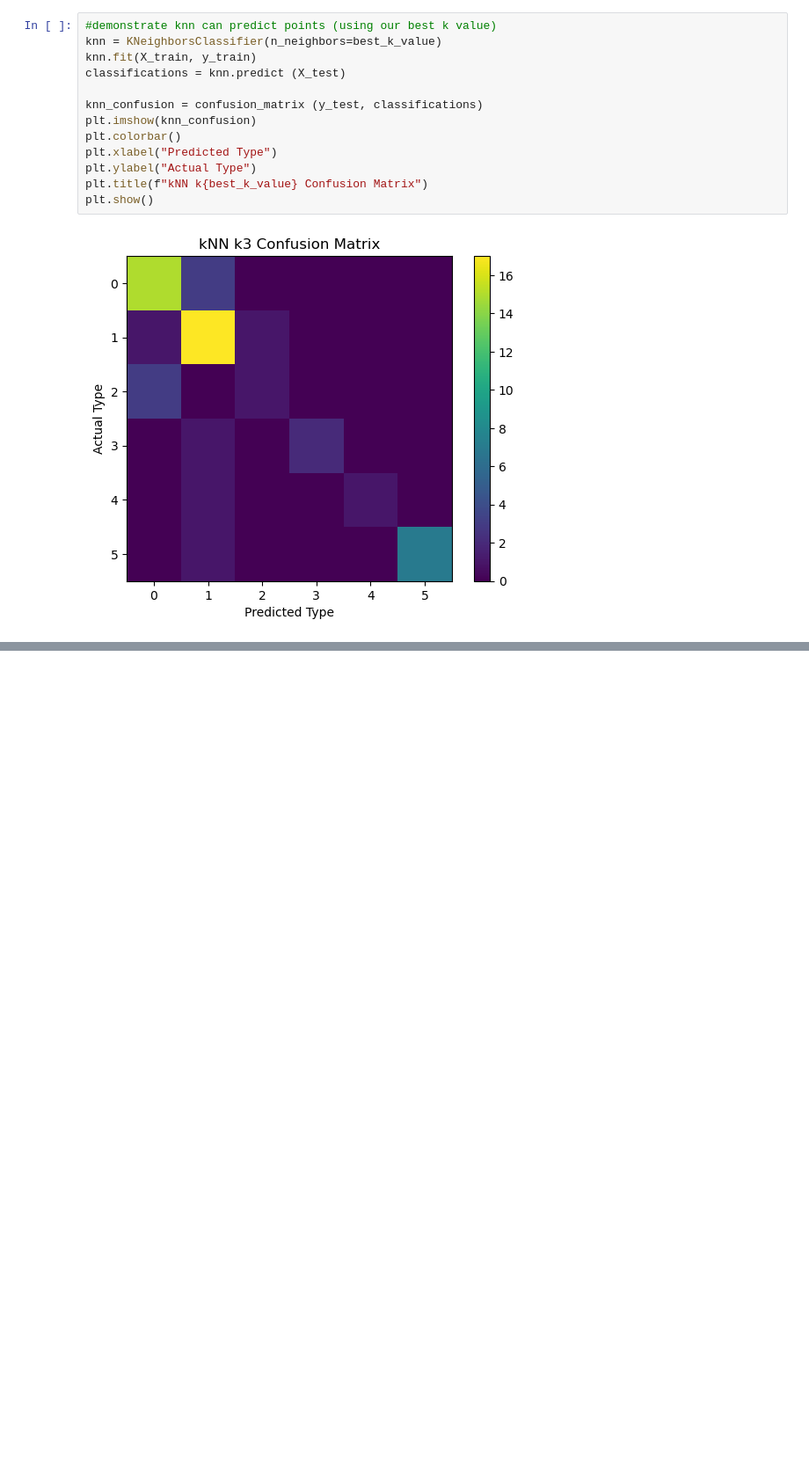
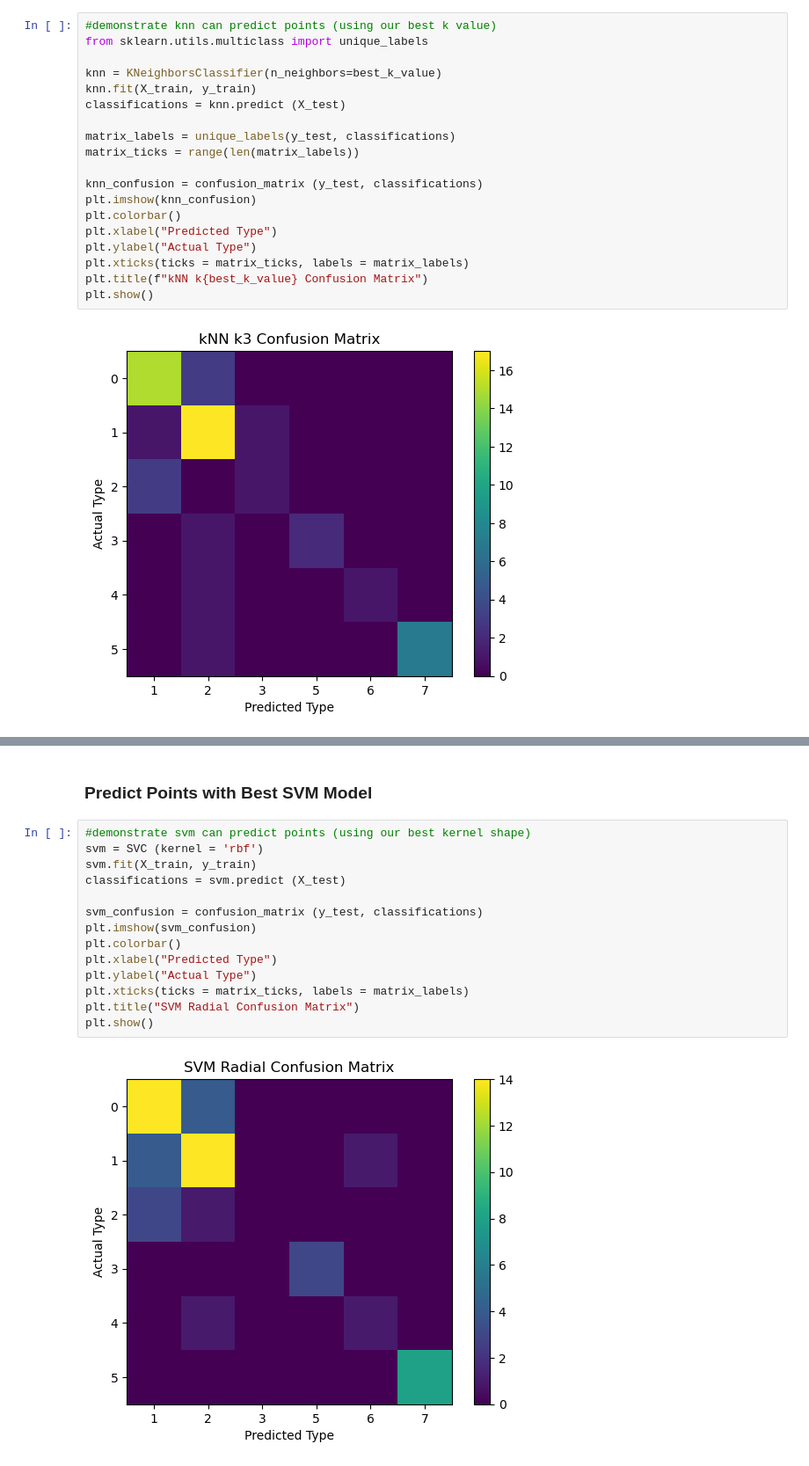
Before and after one commit to elizaclay/Machine-Learning-Optimisation, a Jupyter notebook: Part_One_Polish.ipynb, the cells around one changed output, grey strips where cells are left out. Shown: that part at 88% size. Saved outputs shown, nothing was run; the diff lists cells and outputs as text; blank space fills up the shorter version.

Commit message:
Drafted In Depth Discussions and Replaced Default Confusion Labels with Actual Glass Types for Clarity

```diff
--- a/Part_One_Polish.ipynb
+++ b/Part_One_Polish.ipynb
@@ -240,14 +242,20 @@ Return to this section !!
 # %%
 #demonstrate knn can predict points (using our best k value)
+from sklearn.utils.multiclass import unique_labels
+
 knn = KNeighborsClassifier(n_neighbors=best_k_value)
 knn.fit(X_train, y_train)
 classifications = knn.predict (X_test)
+
+matrix_labels = unique_labels(y_test, classifications)
+matrix_ticks = range(len(matrix_labels))
 
 knn_confusion = confusion_matrix (y_test, classifications)
 plt.imshow(knn_confusion)
 plt.colorbar()
 plt.xlabel("Predicted Type")
 plt.ylabel("Actual Type")
+plt.xticks(ticks = matrix_ticks, labels = matrix_labels)
 plt.title(f"kNN k{best_k_value} Confusion Matrix")
 plt.show()
 # %% [output]
@@ -256,0 +271,18 @@ plt.show()
+# %% [markdown]
+### **Predict Points with Best SVM Model**
+# %%
+#demonstrate svm can predict points (using our best kernel shape)
+svm = SVC (kernel = 'rbf')
+svm.fit(X_train, y_train)
+classifications = svm.predict (X_test)
+
+svm_confusion = confusion_matrix (y_test, classifications)
+plt.imshow(svm_confusion)
+plt.colorbar()
+plt.xlabel("Predicted Type")
+plt.ylabel("Actual Type")
+plt.xticks(ticks = matrix_ticks, labels = matrix_labels)
+plt.title("SVM Radial Confusion Matrix")
+plt.show()
+# %% [output]
+[figure, added]
```
Also changed, not shown: parts of 18 cells of this notebook.
